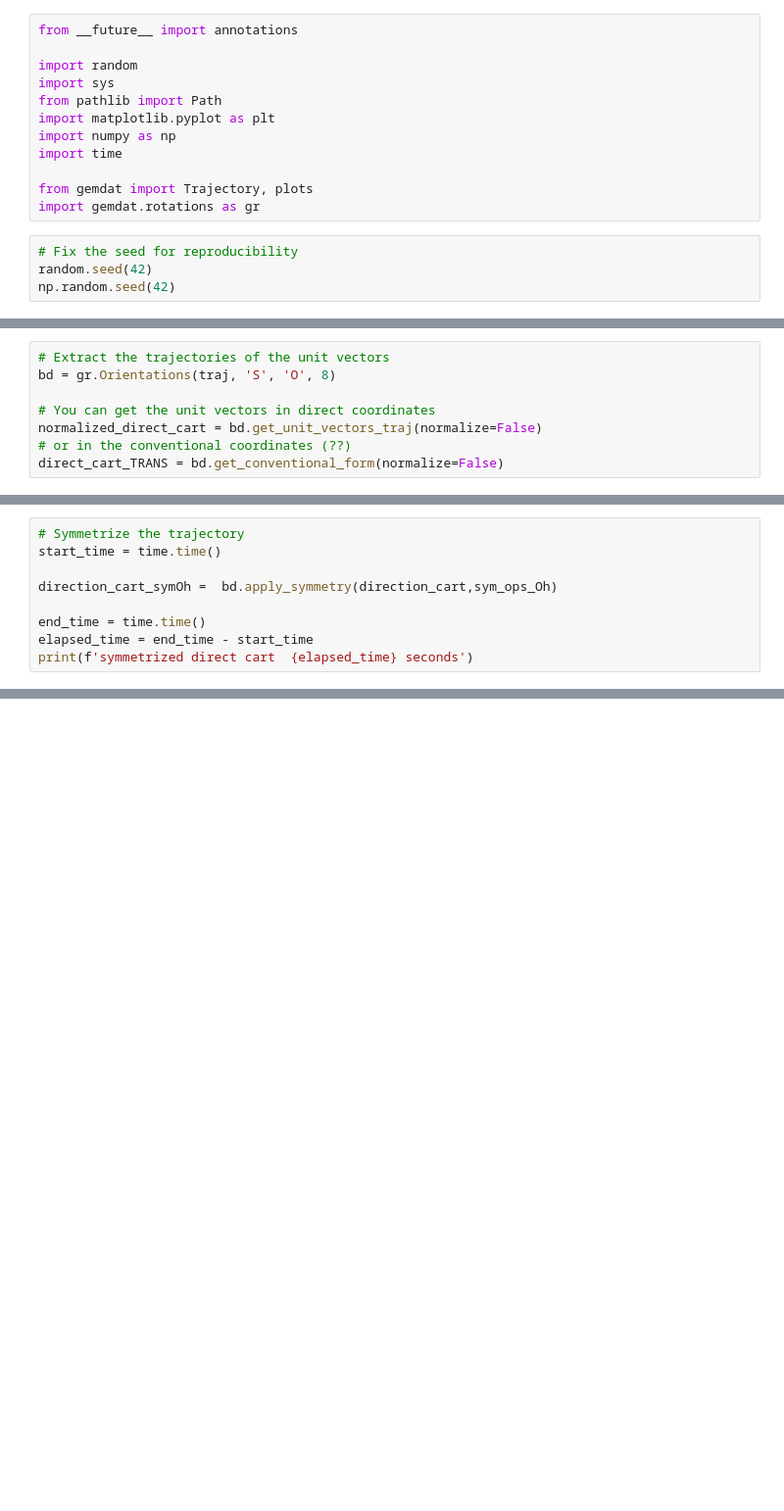
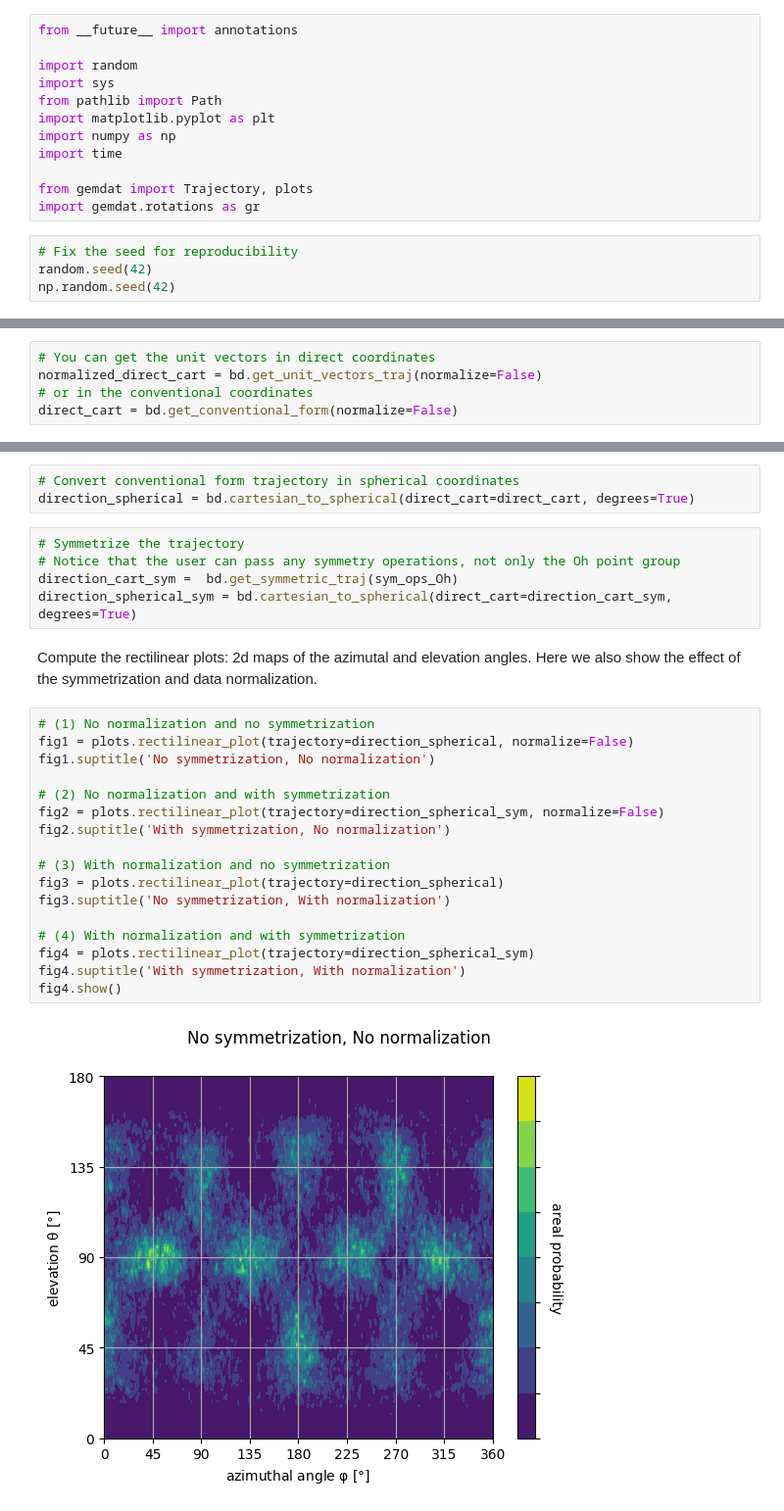
Before and after one commit to GEMDAT-repos/gemdat-notebooks, a Jupyter notebook: rotations.ipynb, the cells around one changed output, grey strips where cells are left out. Shown at 98% size. Saved outputs shown, nothing was run; the diff lists cells and outputs as text; blank space fills up the shorter version.

```diff
--- a/rotations.ipynb
+++ b/rotations.ipynb
@@ -44,11 +51,8 @@ Loaded .xml in  0.18565654754638672 seconds
 # %%
-# Extract the trajectories of the unit vectors
-bd = gr.Orientations(traj, 'S', 'O', 8)
-
 # You can get the unit vectors in direct coordinates
 normalized_direct_cart = bd.get_unit_vectors_traj(normalize=False)
-# or in the conventional coordinates (??)
-direct_cart_TRANS = bd.get_conventional_form(normalize=False)
+# or in the conventional coordinates
+direct_cart = bd.get_conventional_form(normalize=False)
 # %%
 # Define the symmetry group
 sg = gr.Oh_point_group()
@@ -82,9 +64,0 @@ print(direction_cart.shape)
-# %%
-# Symmetrize the trajectory
-start_time = time.time()
-
-direction_cart_symOh =  bd.apply_symmetry(direction_cart,sym_ops_Oh)
-
-end_time = time.time()
-elapsed_time = end_time - start_time
-print(f'symmetrized direct cart  {elapsed_time} seconds')
@@ -175,0 +65,30 @@ plt.show()
+# %%
+# Convert conventional form trajectory in spherical coordinates
+direction_spherical = bd.cartesian_to_spherical(direct_cart=direct_cart, degrees=True)
+# %%
+# Symmetrize the trajectory
+# Notice that the user can pass any symmetry operations, not only the Oh point group
+direction_cart_sym =  bd.get_symmetric_traj(sym_ops_Oh)
+direction_spherical_sym = bd.cartesian_to_spherical(direct_cart=direction_cart_sym, degrees=True)
+# %% [markdown]
+Compute the rectilinear plots: 2d maps of the azimutal and elevation angles.
+Here we also show the effect of the symmetrization and data normalization.
+# %%
+# (1) No normalization and no symmetrization
+fig1 = plots.rectilinear_plot(trajectory=direction_spherical, normalize=False)
+fig1.suptitle('No symmetrization, No normalization')
+
+# (2) No normalization and with symmetrization
+fig2 = plots.rectilinear_plot(trajectory=direction_spherical_sym, normalize=False)
+fig2.suptitle('With symmetrization, No normalization')
+
+# (3) With normalization and no symmetrization
+fig3 = plots.rectilinear_plot(trajectory=direction_spherical)
+fig3.suptitle('No symmetrization, With normalization')
+
+# (4) With normalization and with symmetrization
+fig4 = plots.rectilinear_plot(trajectory=direction_spherical_sym)
+fig4.suptitle('With symmetrization, With normalization')
+fig4.show()
+# %% [output]
+[figure, added]
```
Also changed, not shown: parts of 20 cells of this notebook.
